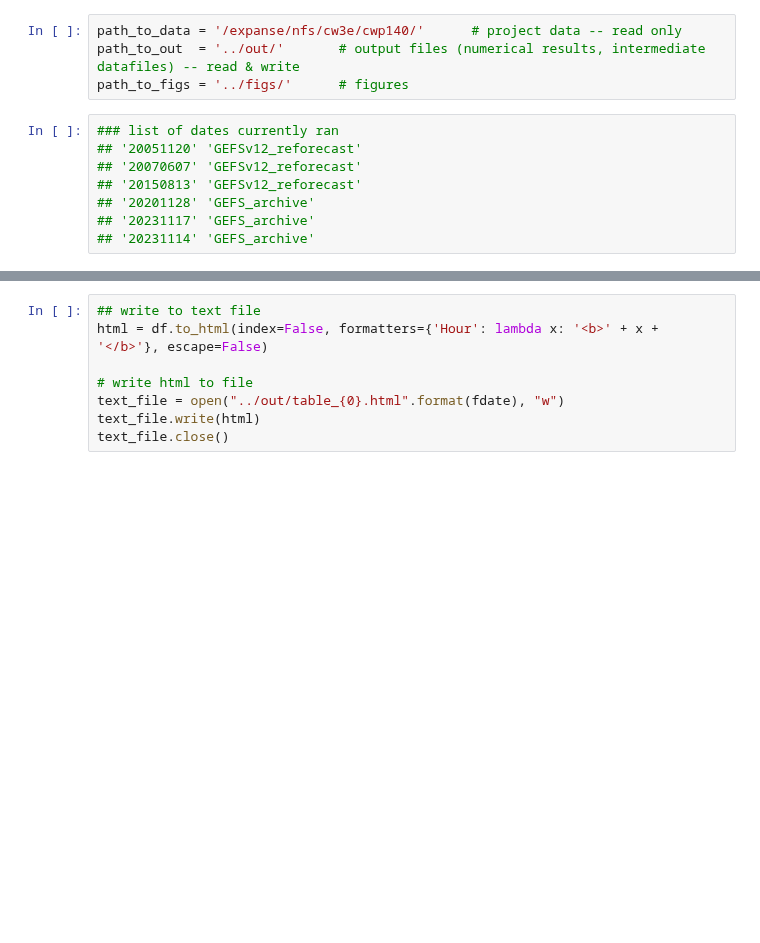
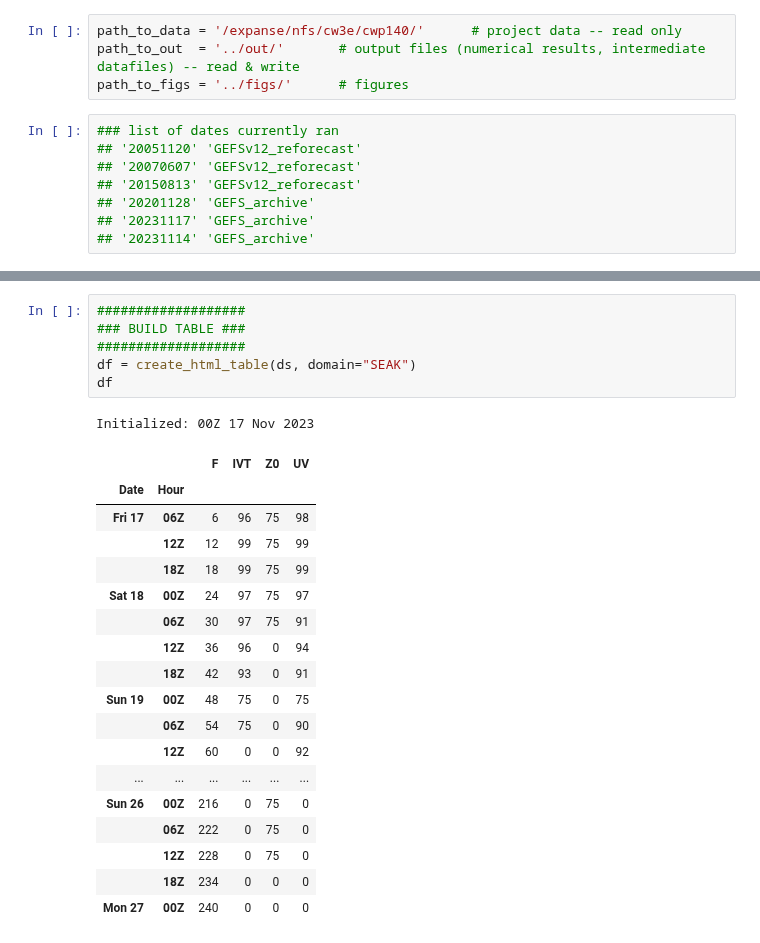
Before and after one commit to dlnash/SEAK_AR_impacts, a Jupyter notebook: analysis/mclimate_ar_landfall_tool-reforecast.ipynb, the cells around one changed output, grey strips where cells are left out. Cells and saved outputs as stored; diff of their text form; blank space fills up the shorter version.

```diff
--- a/analysis/mclimate_ar_landfall_tool-reforecast.ipynb
+++ b/analysis/mclimate_ar_landfall_tool-reforecast.ipynb
@@ -135,8 +266,26 @@ Initialized: 00Z 17 Nov 2023
 # %%
-## write to text file
-html = df.to_html(index=False, formatters={'Hour': lambda x: '<b>' + x + '</b>'}, escape=False)
-
-# write html to file
-text_file = open("../out/table_{0}.html".format(fdate), "w")
-text_file.write(html)
-text_file.close()
+###################
+### BUILD TABLE ###
+###################
+df = create_html_table(ds, domain="SEAK")
+df
+# %% [output]
+Initialized: 00Z 17 Nov 2023
+|  |  | F | IVT | Z0 | UV |
+| Date | Hour |  |  |  |  |
+| Fri 17 | 06Z | 6 | 96 | 75 | 98 |
+|  | 12Z | 12 | 99 | 75 | 99 |
+|  | 18Z | 18 | 99 | 75 | 99 |
+| Sat 18 | 00Z | 24 | 97 | 75 | 97 |
+|  | 06Z | 30 | 97 | 75 | 91 |
+|  | 12Z | 36 | 96 | 0 | 94 |
+|  | 18Z | 42 | 93 | 0 | 91 |
+| Sun 19 | 00Z | 48 | 75 | 0 | 75 |
+|  | 06Z | 54 | 75 | 0 | 90 |
+|  | 12Z | 60 | 0 | 0 | 92 |
+| ... | ... | ... | ... | ... | ... |
+| Sun 26 | 00Z | 216 | 0 | 75 | 0 |
+|  | 06Z | 222 | 0 | 75 | 0 |
+|  | 12Z | 228 | 0 | 75 | 0 |
+|  | 18Z | 234 | 0 | 0 | 0 |
+| Mon 27 | 00Z | 240 | 0 | 0 | 0 |
```
Also changed, not shown: parts of 7 cells of this notebook, 5 other files.
